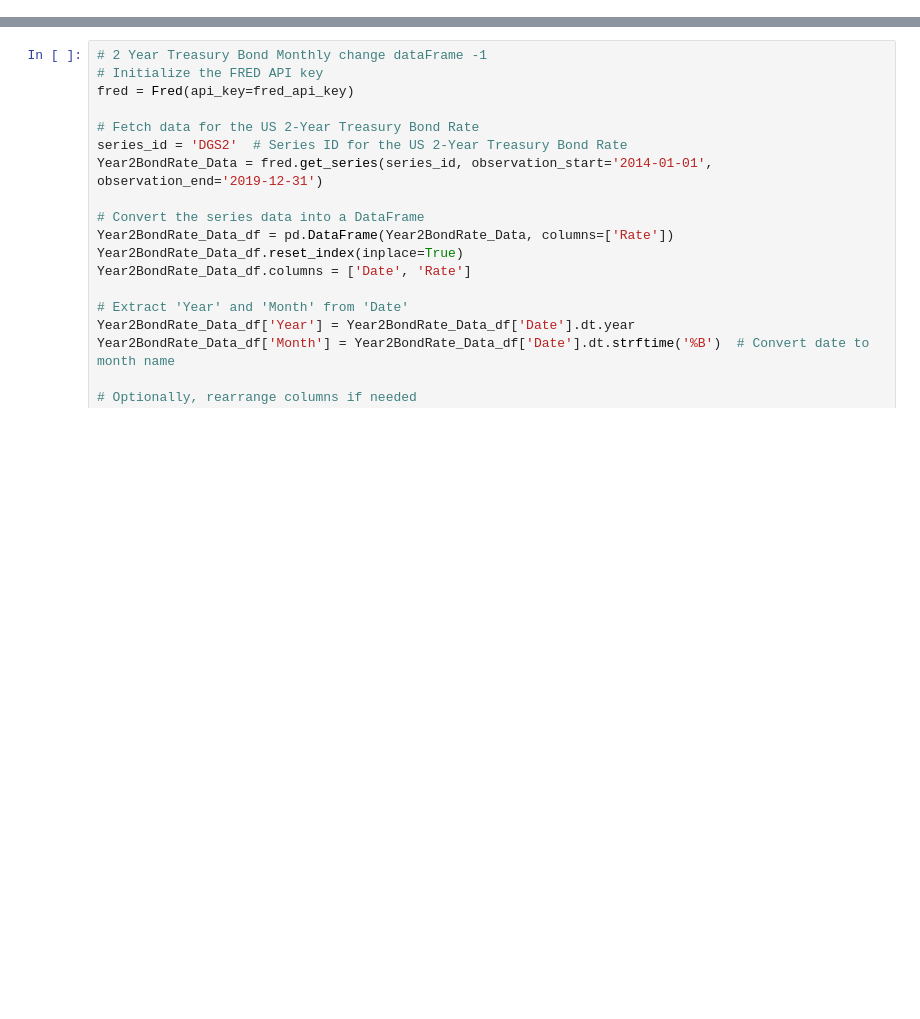
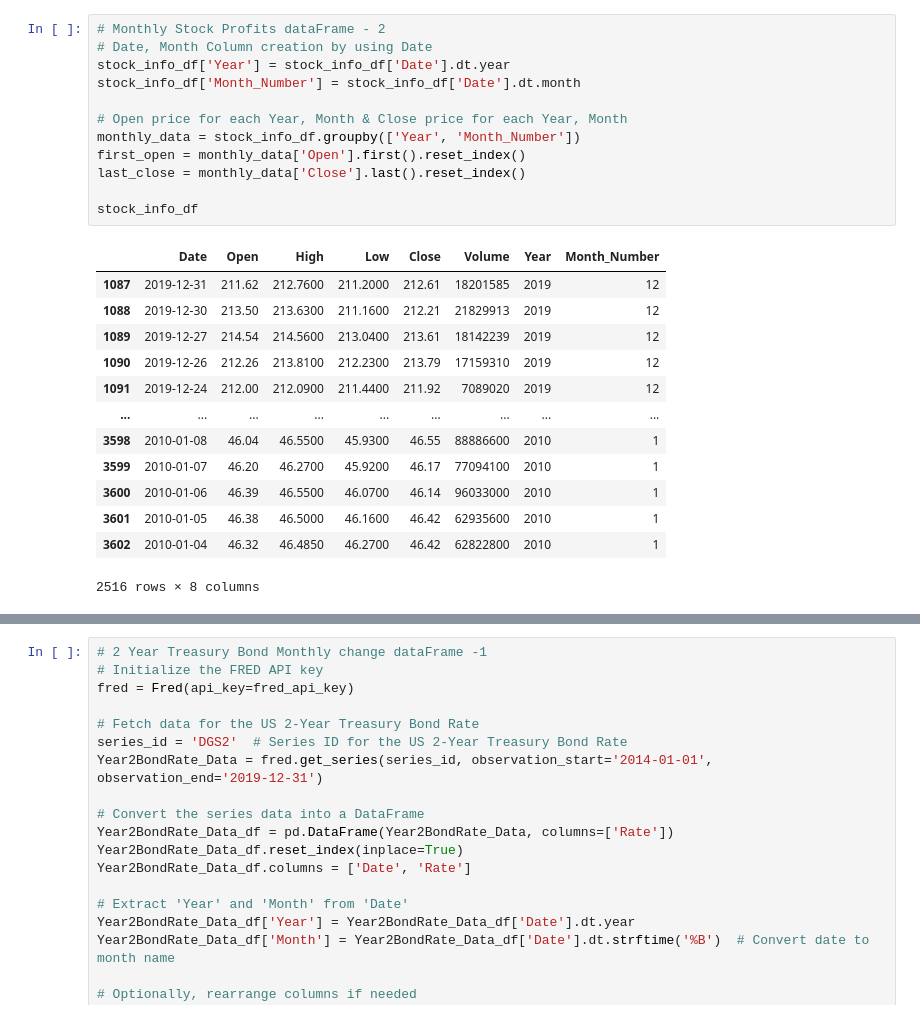
Before and after one commit to OwenNam001/project1_group1, a Jupyter notebook: StockAnalysis/Monthly_2YearBond_Jun.ipynb, the cells around one changed output, grey strips where cells are left out. Saved outputs shown, nothing was run; the diff lists cells and outputs as text; blank space fills up the shorter version.

```diff
--- a/StockAnalysis/Monthly_2YearBond_Jun.ipynb
+++ b/StockAnalysis/Monthly_2YearBond_Jun.ipynb
@@ -18 +73,27 @@ from fredapi import Fred
+# %%
+# Monthly Stock Profits dataFrame - 2
+# Date, Month Column creation by using Date
+stock_info_df['Year'] = stock_info_df['Date'].dt.year
+stock_info_df['Month_Number'] = stock_info_df['Date'].dt.month
+
+# Open price for each Year, Month & Close price for each Year, Month
+monthly_data = stock_info_df.groupby(['Year', 'Month_Number'])
+first_open = monthly_data['Open'].first().reset_index()
+last_close = monthly_data['Close'].last().reset_index()
+
+stock_info_df
+# %% [output]
+|  | Date | Open | High | Low | Close | Volume | Year | Month_Number |
+| 1087 | 2019-12-31 | 211.62 | 212.7600 | 211.2000 | 212.61 | 18201585 | 2019 | 12 |
+| 1088 | 2019-12-30 | 213.50 | 213.6300 | 211.1600 | 212.21 | 21829913 | 2019 | 12 |
+| 1089 | 2019-12-27 | 214.54 | 214.5600 | 213.0400 | 213.61 | 18142239 | 2019 | 12 |
+| 1090 | 2019-12-26 | 212.26 | 213.8100 | 212.2300 | 213.79 | 17159310 | 2019 | 12 |
+| 1091 | 2019-12-24 | 212.00 | 212.0900 | 211.4400 | 211.92 | 7089020 | 2019 | 12 |
+| ... | ... | ... | ... | ... | ... | ... | ... | ... |
+| 3598 | 2010-01-08 | 46.04 | 46.5500 | 45.9300 | 46.55 | 88886600 | 2010 | 1 |
+| 3599 | 2010-01-07 | 46.20 | 46.2700 | 45.9200 | 46.17 | 77094100 | 2010 | 1 |
+| 3600 | 2010-01-06 | 46.39 | 46.5500 | 46.0700 | 46.14 | 96033000 | 2010 | 1 |
+| 3601 | 2010-01-05 | 46.38 | 46.5000 | 46.1600 | 46.42 | 62935600 | 2010 | 1 |
+| 3602 | 2010-01-04 | 46.32 | 46.4850 | 46.2700 | 46.42 | 62822800 | 2010 | 1 |
+2516 rows × 8 columns
 # %%
```
Also changed, not shown: parts of 15 cells of this notebook, 6 other files.
